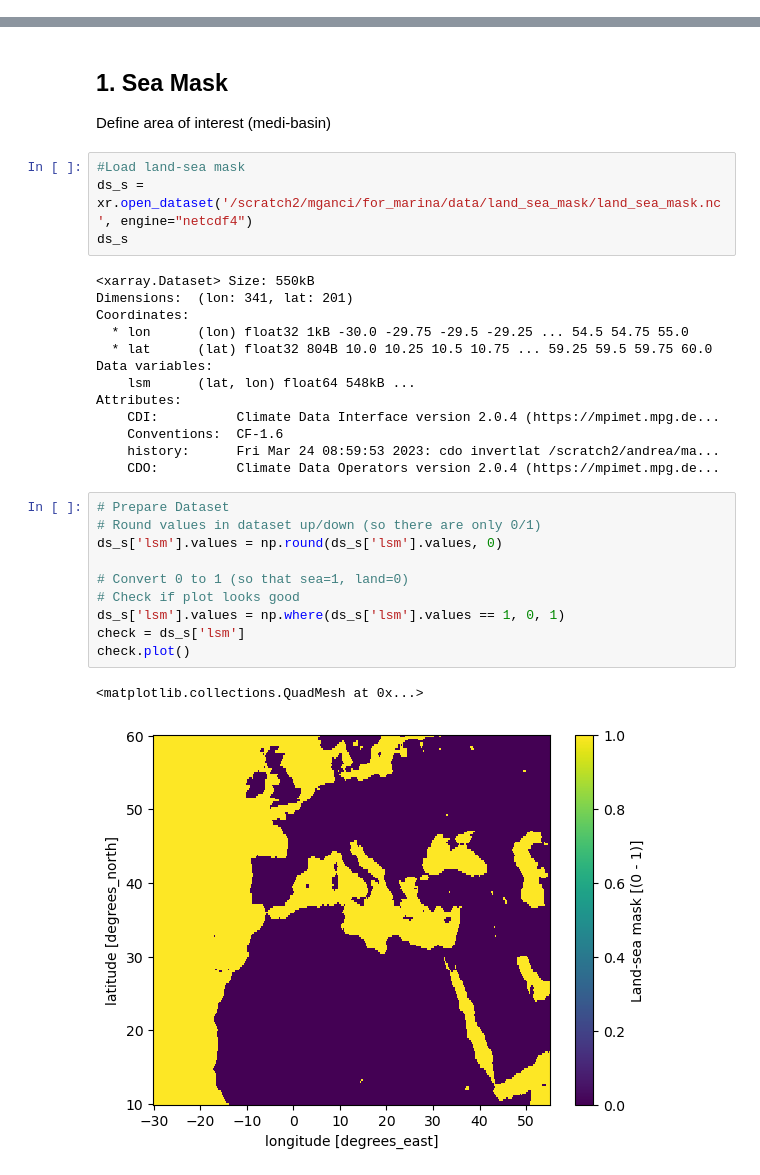
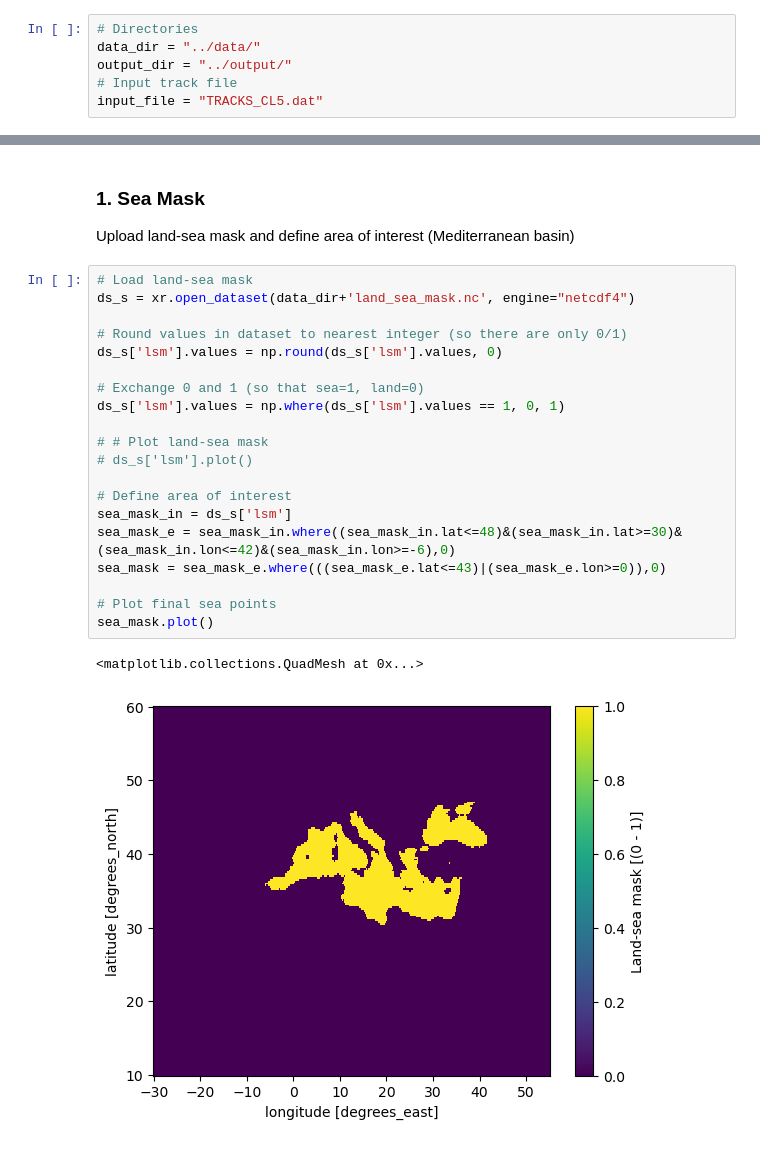
Before and after one commit to milliganci/Quasi-Stationary-MedCyclones, a Jupyter notebook: scripts/01_QS_setup.ipynb, the cells around one changed output, grey strips where cells are left out. Cells and saved outputs as stored; diff of their text form.

```diff
--- a/scripts/01_QS_setup.ipynb
+++ b/scripts/01_QS_setup.ipynb
@@ -35 +20,7 @@ import QS_functions as fm
+# %%
+# Directories
+data_dir = "../data/"
+output_dir = "../output/"
+# Input track file
+input_file = "TRACKS_CL5.dat"
 # %%
@@ -75,33 +68,26 @@ Aim: apply heat low filter to df_tracks1. Results in two datasets: 1) df_meditra
 # %% [markdown]
-## 1. Sea Mask
-Define area of interest (medi-basin)
+### 1. Sea Mask
+Upload land-sea mask and define area of interest (Mediterranean basin)
 # %%
-#Load land-sea mask
-ds_s = xr.open_dataset('/scratch2/mganci/for_marina/data/land_sea_mask/land_sea_mask.nc', engine="netcdf4")
-ds_s
+# Load land-sea mask
+ds_s = xr.open_dataset(data_dir+'land_sea_mask.nc', engine="netcdf4")
+
+# Round values in dataset to nearest integer (so there are only 0/1)
+ds_s['lsm'].values = np.round(ds_s['lsm'].values, 0)
+
+# Exchange 0 and 1 (so that sea=1, land=0)
+ds_s['lsm'].values = np.where(ds_s['lsm'].values == 1, 0, 1)
+
+# # Plot land-sea mask
+# ds_s['lsm'].plot()
+
+# Define area of interest
+sea_mask_in = ds_s['lsm']
+sea_mask_e = sea_mask_in.where((sea_mask_in.lat<=48)&(sea_mask_in.lat>=30)&(sea_mask_in.lon<=42)&(sea_mask_in.lon>=-6),0)
+sea_mask = sea_mask_e.where(((sea_mask_e.lat<=43)|(sea_mask_e.lon>=0)),0)
+
+# Plot final sea points
+sea_mask.plot()
 # %% [output]
-<xarray.Dataset> Size: 550kB
-Dimensions:  (lon: 341, lat: 201)
-Coordinates:
-  * lon      (lon) float32 1kB -30.0 -29.75 -29.5 -29.25 ... 54.5 54.75 55.0
-  * lat      (lat) float32 804B 10.0 10.25 10.5 10.75 ... 59.25 59.5 59.75 60.0
-Data variables:
-    lsm      (lat, lon) float64 548kB ...
-Attributes:
-    CDI:          Climate Data Interface version 2.0.4 (https://mpimet.mpg.de...
-    Conventions:  CF-1.6
-    history:      Fri Mar 24 08:59:53 2023: cdo invertlat /scratch2/andrea/ma...
-    CDO:          Climate Data Operators version 2.0.4 (https://mpimet.mpg.de...
+<matplotlib.collections.QuadMesh at 0x...>
+[figure, added]
-# %%
-# Prepare Dataset
-# Round values in dataset up/down (so there are only 0/1)
-ds_s['lsm'].values = np.round(ds_s['lsm'].values, 0)
-
-# Convert 0 to 1 (so that sea=1, land=0)
-# Check if plot looks good
-ds_s['lsm'].values = np.where(ds_s['lsm'].values == 1, 0, 1)
-check = ds_s['lsm']
-check.plot()
-# %% [output]
-<matplotlib.collections.QuadMesh at 0x...>
-[figure, removed]
```
Also changed, not shown: parts of 24 cells of this notebook.
